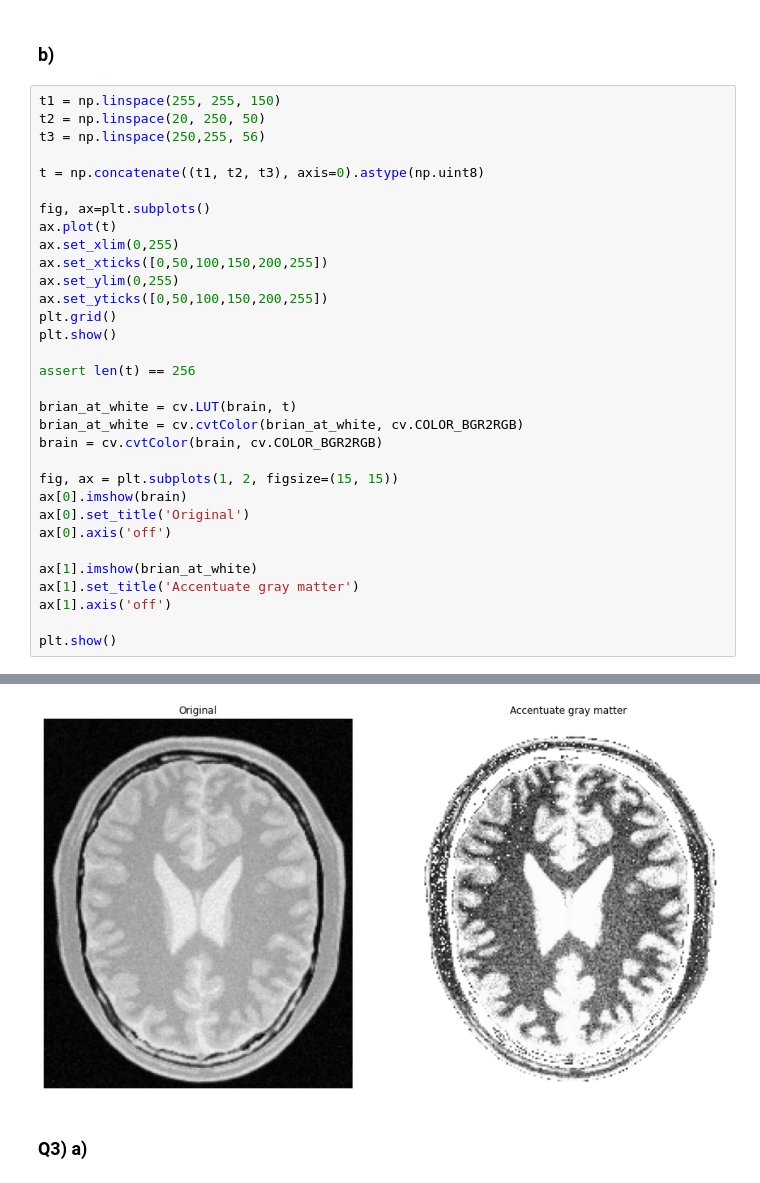
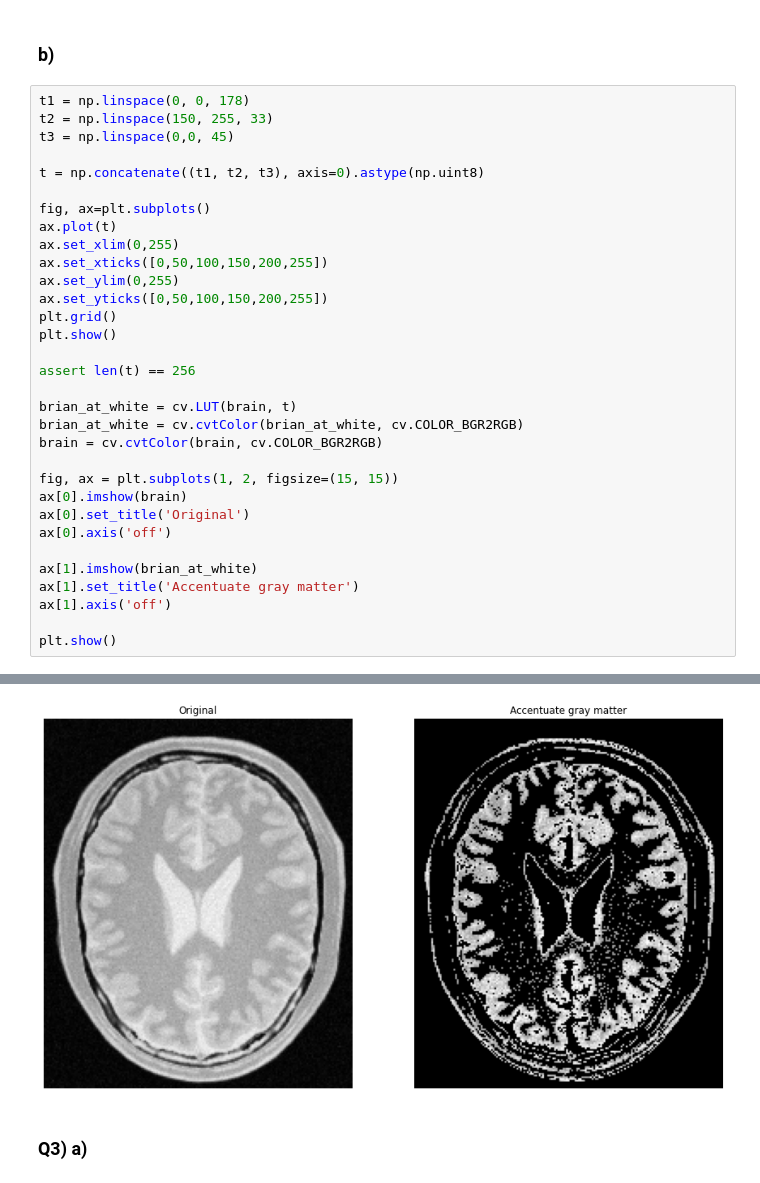
Before and after one commit to Krishnakanth-lab/EN2550_Assignment1, a Jupyter notebook: Krishnakanth_190323C_a01.ipynb, the cells around one changed output, grey strips where cells are left out. Cells and saved outputs as stored; diff of their text form.

```diff
--- a/Krishnakanth_190323C_a01.ipynb
+++ b/Krishnakanth_190323C_a01.ipynb
@@ -89,9 +89,9 @@ plt.show()
 # %% [markdown]
 ### b)
 # %%
-t1 = np.linspace(255, 255, 150)
-t2 = np.linspace(20, 250, 50)
-t3 = np.linspace(250,255, 56)
+t1 = np.linspace(0, 0, 178)
+t2 = np.linspace(150, 255, 33)
+t3 = np.linspace(0,0, 45)
 
 t = np.concatenate((t1, t2, t3), axis=0).astype(np.uint8)
 
@@ -125,4 +125,4 @@ plt.show()
-[figure, old version]
+[figure, new version]
 # %% [markdown]
 ### Q3) a)
 # %%
```
Also changed, not shown: parts of 3 cells of this notebook.
